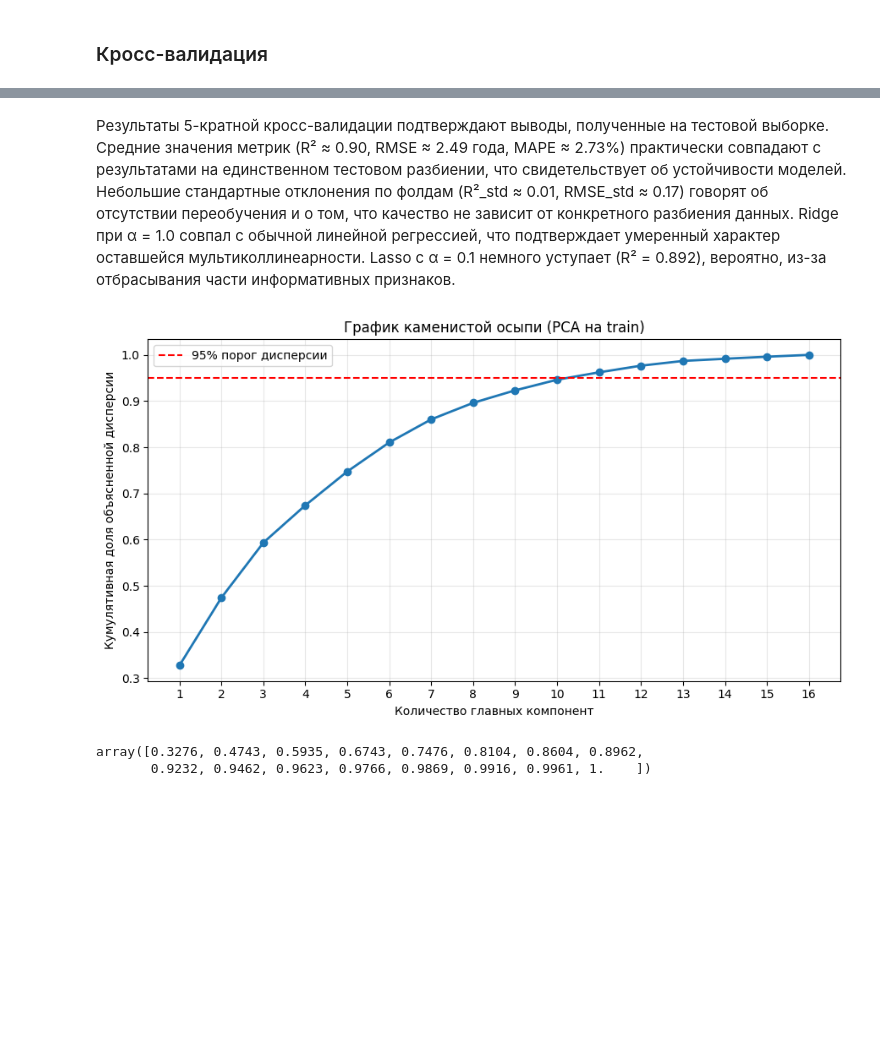
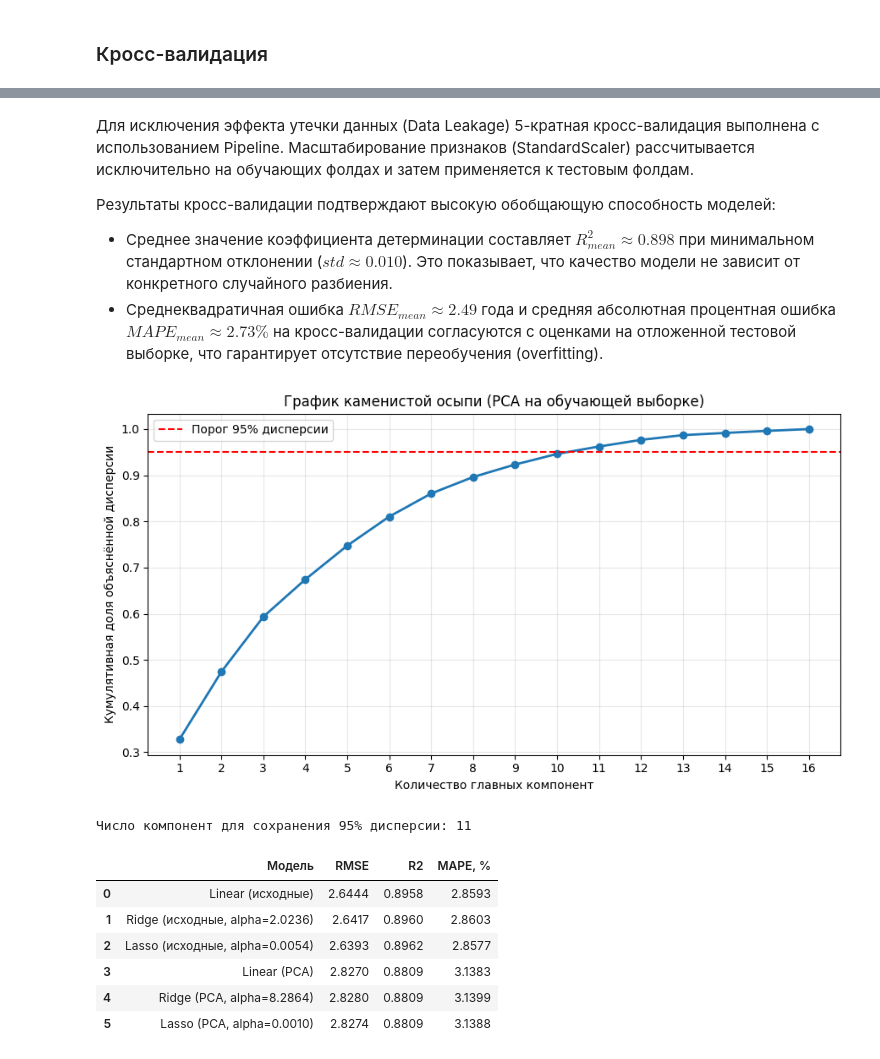
Before and after one commit to Bagqr/ML_LAB1, a Jupyter notebook: lab1.ipynb, the cells around one changed output, grey strips where cells are left out. Cells and saved outputs as stored; diff of their text form; code cells hidden in the pictures; blank space fills up the shorter version.

```diff
--- a/lab1.ipynb
+++ b/lab1.ipynb
@@ -440,35 +469,74 @@ cv_table.round(4)
 # %% [markdown]
-Результаты 5-кратной кросс-валидации подтверждают выводы, полученные на тестовой выборке. Средние значения метрик (R² ≈ 0.90, RMSE ≈ 2.49 года, MAPE ≈ 2.73%) практически совпадают с результатами на единственном тестовом разбиении, что свидетельствует об устойчивости моделей. Небольшие стандартные отклонения по фолдам (R²_std ≈ 0.01, RMSE_std ≈ 0.17) говорят об отсутствии переобучения и о том, что качество не зависит от конкретного разбиения данных. Ridge при α = 1.0 совпал с обычной линейной регрессией, что подтверждает умеренный характер оставшейся мультиколлинеарности. Lasso с α = 0.1 немного уступает (R² = 0.892), вероятно, из-за отбрасывания части информативных признаков.
+Для исключения эффекта утечки данных (Data Leakage) 5-кратная кросс-валидация выполнена с использованием Pipeline. Масштабирование признаков (StandardScaler) рассчитывается исключительно на обучающих фолдах и затем применяется к тестовым фолдам.
+
+Результаты кросс-валидации подтверждают высокую обобщающую способность моделей:
+* Среднее значение коэффициента детерминации составляет $R^2_{mean} \approx 0.898$ при минимальном стандартном отклонении ($std \approx 0.010$). Это показывает, что качество модели не зависит от конкретного случайного разбиения.
+* Среднеквадратичная ошибка $RMSE_{mean} \approx 2.49$ года и средняя абсолютная процентная ошибка $MAPE_{mean} \approx 2.73\%$ на кросс-валидации согласуются с оценками на отложенной тестовой выборке, что гарантирует отсутствие переобучения (overfitting).
 # %%
 from sklearn.decomposition import PCA
 
-# Обучаем PCA исключительно на обучающей выборке (X_train_scaled), полученной в ячейке 13
+# 1. Построение графика каменистой осыпи (обучение только на X_train_scaled)
 pca_full = PCA(random_state=42)
 pca_full.fit(X_train_scaled)
 
 explained_var = pca_full.explained_variance_ratio_
 cum_explained_var = np.cumsum(explained_var)
 
-# Построение графика каменистой осыпи
 plt.figure(figsize=(9, 5))
 plt.plot(
     range(1, len(explained_var) + 1),
     cum_explained_var,
     marker="o", linewidth=2, markersize=6
 )
-plt.axhline(y=0.95, color="red", linestyle="--", label="95% порог дисперсии")
+plt.axhline(y=0.95, color="red", linestyle="--", label="Порог 95% дисперсии")
 plt.xlabel("Количество главных компонент")
-plt.ylabel("Кумулятивная доля объясненной дисперсии")
-plt.title("График каменистой осыпи (PCA на train)")
+plt.ylabel("Кумулятивная доля объяснённой дисперсии")
+plt.title("График каменистой осыпи (PCA на обучающей выборке)")
 plt.xticks(range(1, len(explained_var) + 1))
 plt.grid(True, alpha=0.3)
 plt.legend()
 plt.tight_layout()
 plt.show()
 
-cum_explained_var.round(4)
+# 2. Выбор числа компонент и проекция выборок
+n_components_95 = int(np.argmax(cum_explained_var >= 0.95) + 1)
+print(f"Число компонент для сохранения 95% дисперсии: {n_components_95}")
+
+pca_95 = PCA(n_components=n_components_95, random_state=42)
+X_train_pca = pca_95.fit_transform(X_train_scaled)
+X_test_pca = pca_95.transform(X_test_scaled)
+
+# 3. Обучение моделей на пространстве главных компонент
+lin_pca = LinearRegression().fit(X_train_pca, y_train)
+y_pred_lin_pca = lin_pca.predict(X_test_pca)
+
+ridge_pca = RidgeCV(alphas=alphas_ridge, cv=5).fit(X_train_pca, y_train)
+y_pred_ridge_pca = ridge_pca.predict(X_test_pca)
+
+lasso_pca = LassoCV(alphas=alphas_lasso, cv=5, max_iter=10000, random_state=42).fit(X_train_pca, y_train)
+y_pred_lasso_pca = lasso_pca.predict(X_test_pca)
+
+# 4. Итоговая сводная таблица
+comparison = pd.DataFrame(
+    [
+        ["Linear (исходные)", *regression_metrics(y_test, y_pred_lin)],
+        [f"Ridge (исходные, alpha={ridge.alpha_:.4f})", *regression_metrics(y_test, y_pred_ridge)],
+        [f"Lasso (исходные, alpha={lasso.alpha_:.4f})", *regression_metrics(y_test, y_pred_lasso)],
+        ["Linear (PCA)", *regression_metrics(y_test, y_pred_lin_pca)],
+        [f"Ridge (PCA, alpha={ridge_pca.alpha_:.4f})", *regression_metrics(y_test, y_pred_ridge_pca)],
+        [f"Lasso (PCA, alpha={lasso_pca.alpha_:.4f})", *regression_metrics(y_test, y_pred_lasso_pca)],
+    ],
+    columns=["Модель", "RMSE", "R2", "MAPE, %"]
+)
+comparison.round(4)
 # %% [output]
-[figure, old version]
+[figure, new version]
-array([0.3276, 0.4743, 0.5935, 0.6743, 0.7476, 0.8104, 0.8604, 0.8962,
-       0.9232, 0.9462, 0.9623, 0.9766, 0.9869, 0.9916, 0.9961, 1.    ])
+Число компонент для сохранения 95% дисперсии: 11
+|  | Модель | RMSE | R2 | MAPE, % |
+| 0 | Linear (исходные) | 2.6444 | 0.8958 | 2.8593 |
+| 1 | Ridge (исходные, alpha=2.0236) | 2.6417 | 0.8960 | 2.8603 |
+| 2 | Lasso (исходные, alpha=0.0054) | 2.6393 | 0.8962 | 2.8577 |
+| 3 | Linear (PCA) | 2.8270 | 0.8809 | 3.1383 |
+| 4 | Ridge (PCA, alpha=8.2864) | 2.8280 | 0.8809 | 3.1399 |
+| 5 | Lasso (PCA, alpha=0.0010) | 2.8274 | 0.8809 | 3.1388 |
 # %% [markdown]
```
Also changed, not shown: parts of 11 cells of this notebook.
